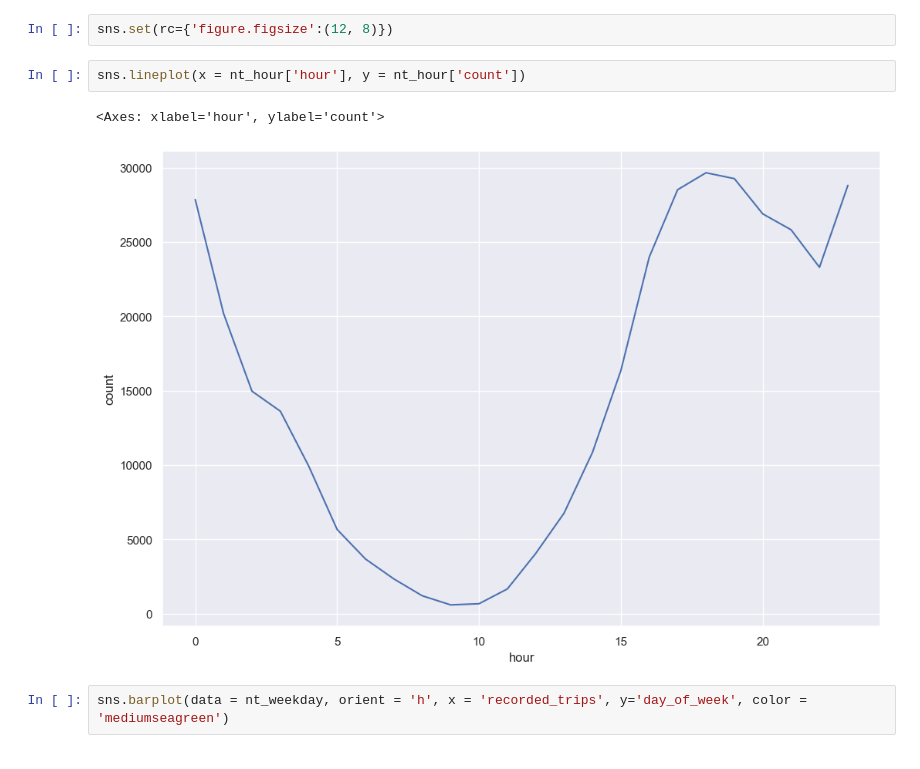
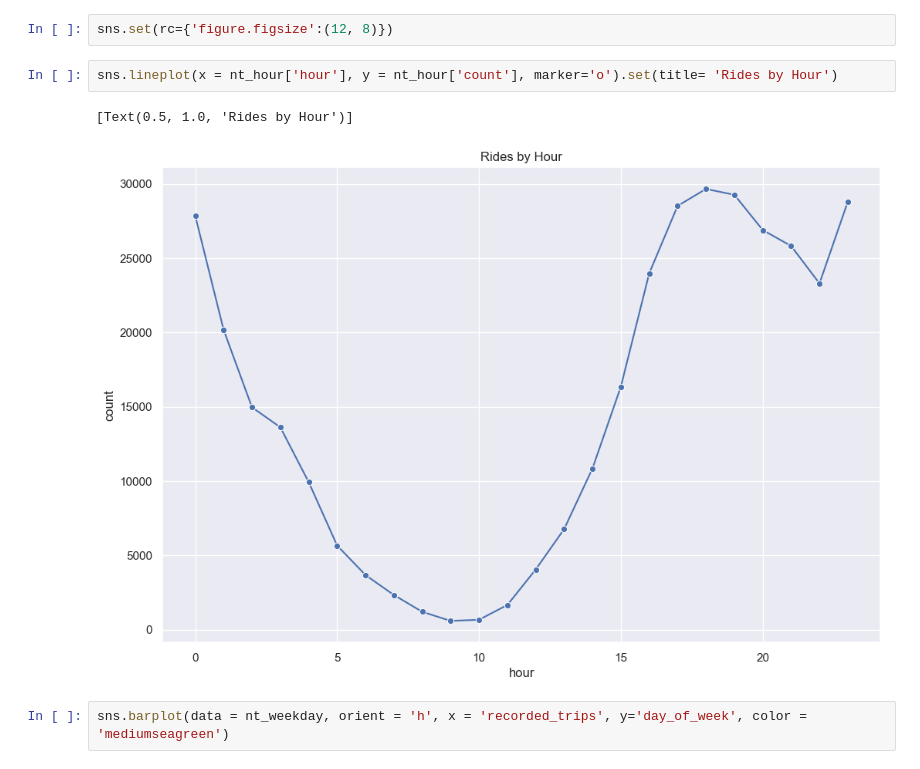
Before and after one commit to NSS-Data-Analytics-Cohort-8/scooter-partner1-badger-badger-python, a Jupyter notebook: notebooks/deliverables_scoot_3.ipynb, the cells around one changed output. Cells and saved outputs as stored; diff of their text form.

```diff
--- a/notebooks/deliverables_scoot_3.ipynb
+++ b/notebooks/deliverables_scoot_3.ipynb
@@ -295,10 +295,10 @@ monday may 27
 # %%
 sns.set(rc={'figure.figsize':(12, 8)})
 # %%
-sns.lineplot(x = nt_hour['hour'], y = nt_hour['count'])
+sns.lineplot(x = nt_hour['hour'], y = nt_hour['count'], marker='o').set(title= 'Rides by Hour')
 # %% [output]
-<Axes: xlabel='hour', ylabel='count'>
+[Text(0.5, 1.0, 'Rides by Hour')]
-[figure, old version]
+[figure, new version]
 # %%
 sns.barplot(data = nt_weekday, orient = 'h', x = 'recorded_trips', y='day_of_week', color = 'mediumseagreen')
 # %% [output]
```
Also changed, not shown: 3 other files.
